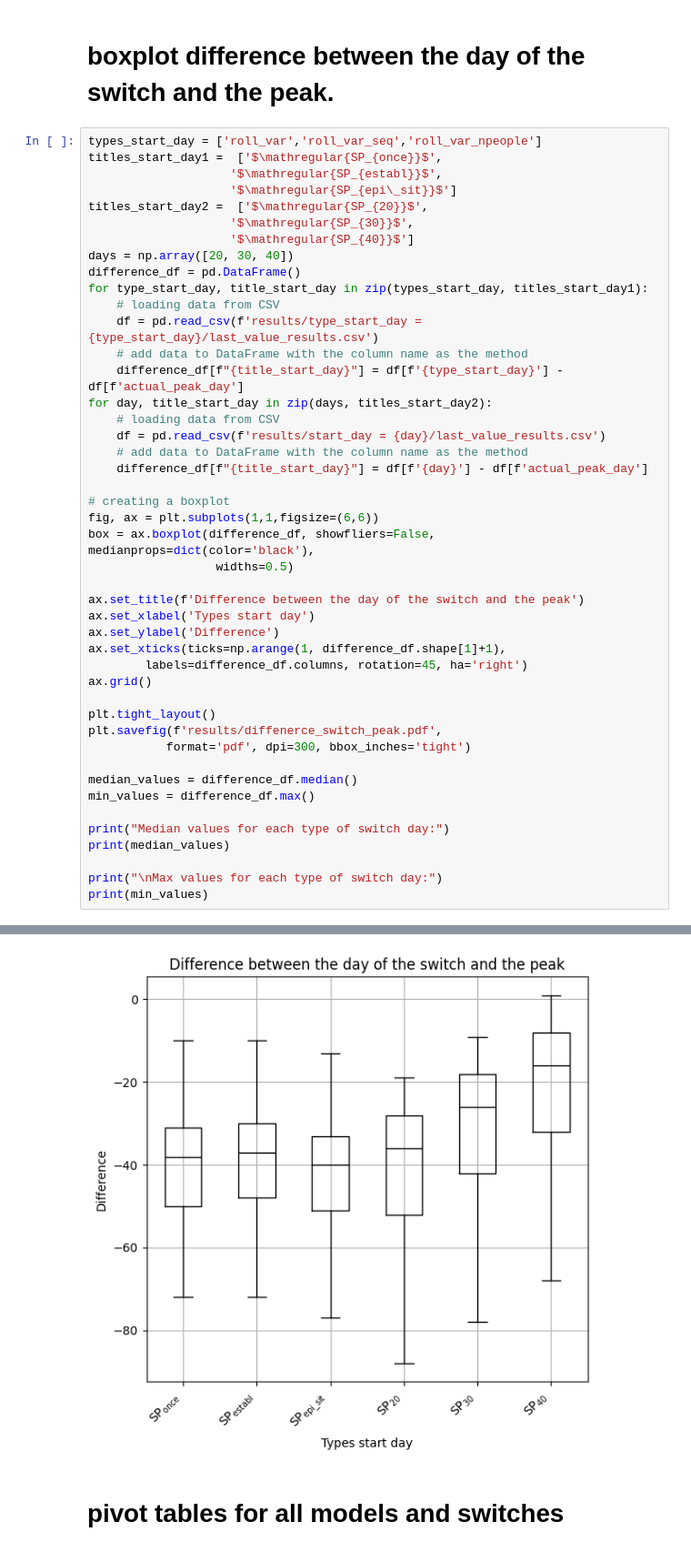
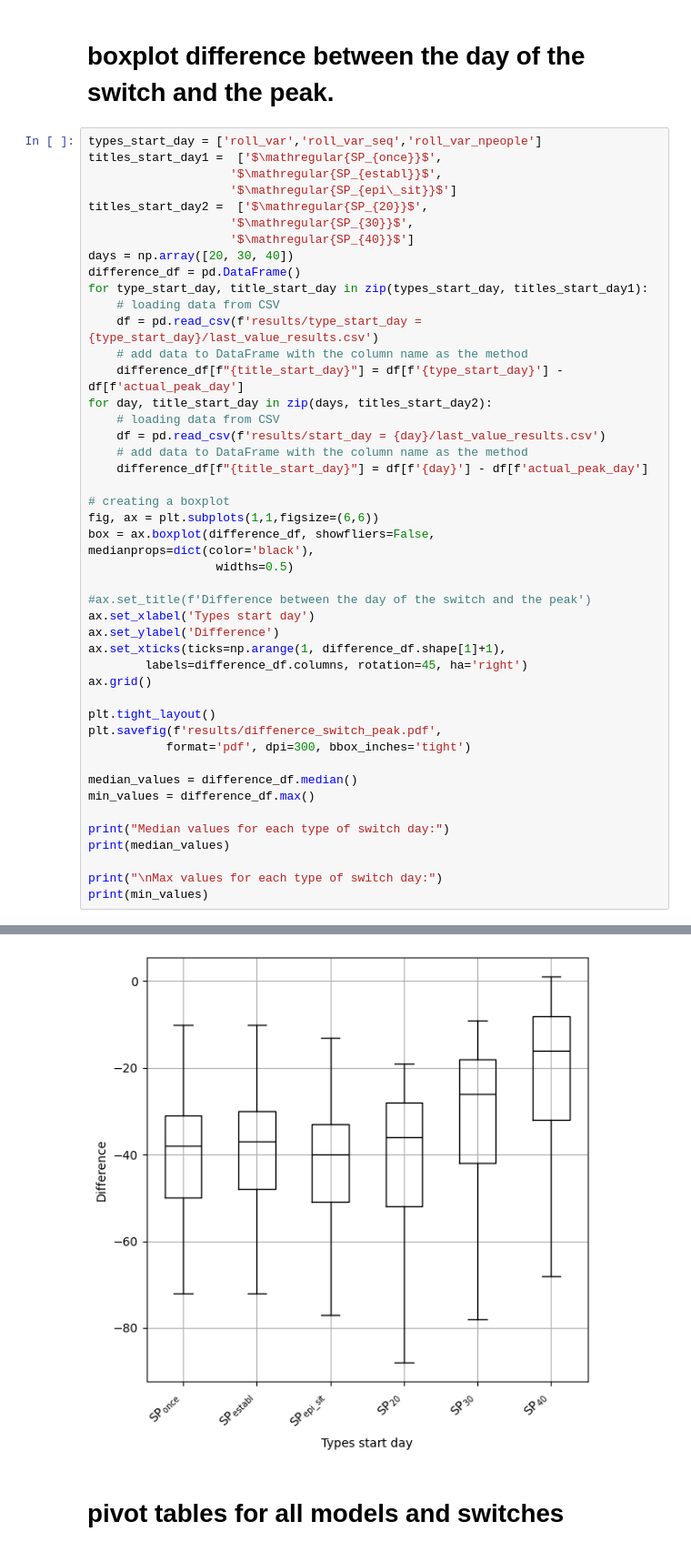
Before and after one commit to vnleonenko/Network_hybrid, a Jupyter notebook: plot_methods.ipynb, the cells around one changed output, grey strips where cells are left out. Shown at 91% size. Drawn from its saved outputs; the diff is of its cells as text.

Commit message:
delete title

```diff
--- a/plot_methods.ipynb
+++ b/plot_methods.ipynb
@@ -1670,7 +1670,7 @@ fig, ax = plt.subplots(1,1,figsize=(6,6))
 box = ax.boxplot(difference_df, showfliers=False, medianprops=dict(color='black'),
                   widths=0.5)
 
-ax.set_title(f'Difference between the day of the switch and the peak')
+#ax.set_title(f'Difference between the day of the switch and the peak')
 ax.set_xlabel('Types start day')
 ax.set_ylabel('Difference')
 ax.set_xticks(ticks=np.arange(1, difference_df.shape[1]+1),
@@ -1680,34 +1680,34 @@ ax.grid()
 plt.tight_layout()
 plt.savefig(f'results/diffenerce_switch_peak.pdf',
            format='pdf', dpi=300, bbox_inches='tight')
 
 median_values = difference_df.median()
 min_values = difference_df.max()
 
 print("Median values for each type of switch day:")
 print(median_values)
 
 print("\nMax values for each type of switch day:")
 print(min_values)
 # %% [output]
 Median values for each type of switch day:
 $\mathregular{SP_{once}}$       -38.0
 $\mathregular{SP_{establ}}$     -37.0
 $\mathregular{SP_{epi\_sit}}$   -40.0
 $\mathregular{SP_{20}}$         -36.0
 $\mathregular{SP_{30}}$         -26.0
 $\mathregular{SP_{40}}$         -16.0
 dtype: float64
 
 Max values for each type of switch day:
 $\mathregular{SP_{once}}$       -10
 $\mathregular{SP_{establ}}$     -10
 $\mathregular{SP_{epi\_sit}}$   -13
 $\mathregular{SP_{20}}$         -19
 $\mathregular{SP_{30}}$          -9
 $\mathregular{SP_{40}}$           1
 dtype: int64
-[figure, old version]
+[figure, new version]
 # %% [markdown]
 # pivot tables for all models and switches
 # %%
```
Also changed, not shown: 1 other file.
